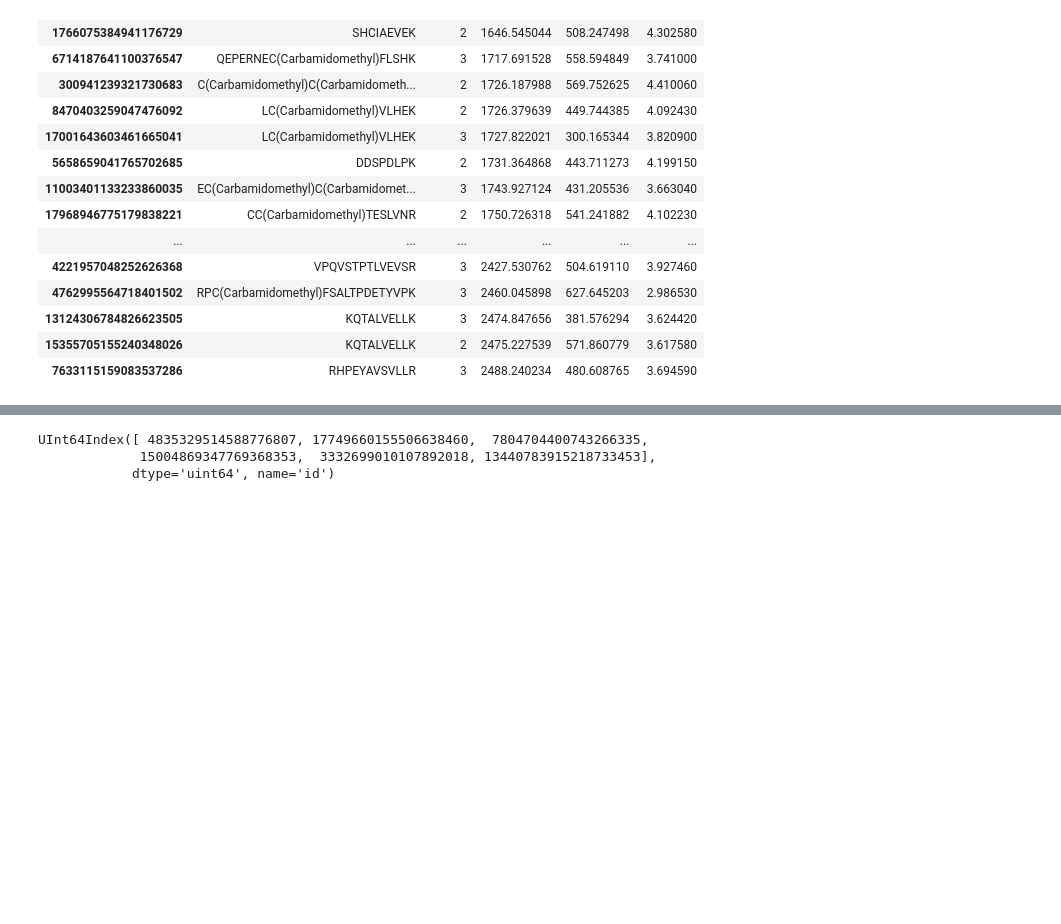
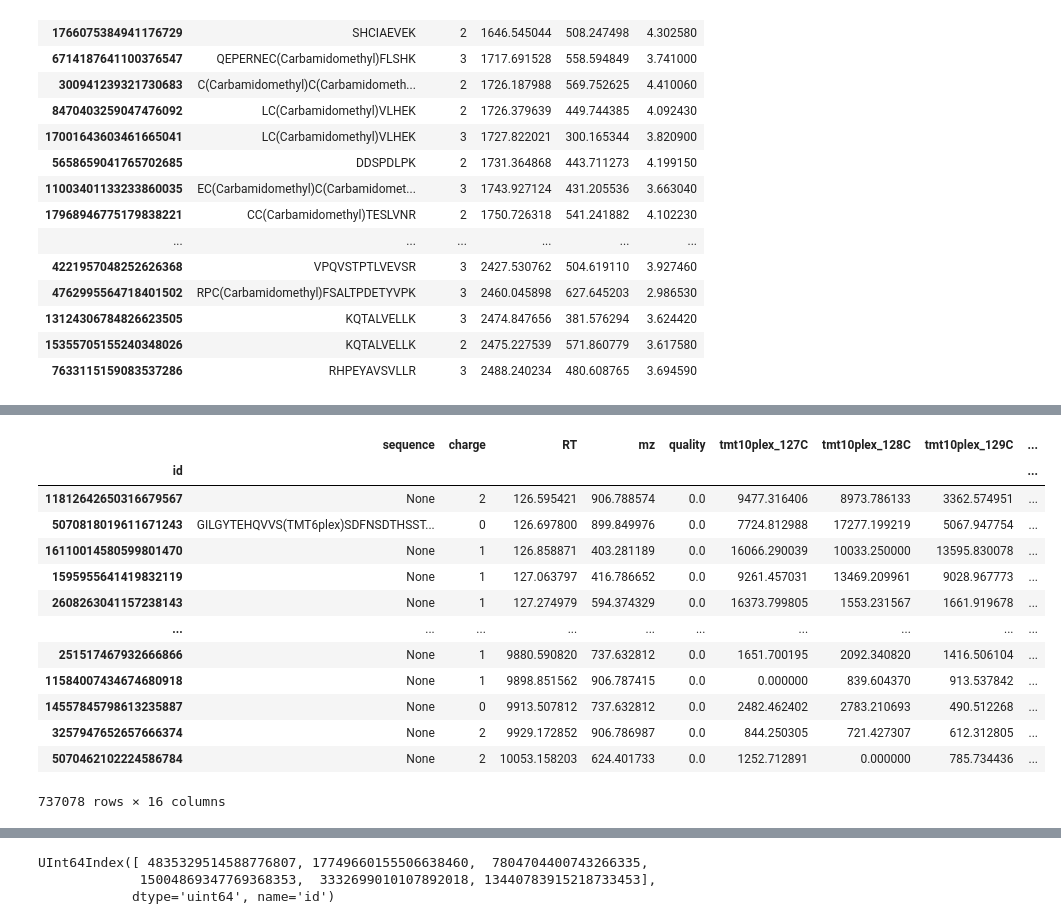
Before and after one commit to jpfeuffer/pyopenmspandas, a Jupyter notebook: PyopenmsPandas.ipynb, the cells around one changed output, grey strips where cells are left out. Saved outputs shown, nothing was run; the diff lists cells and outputs as text; code cells hidden in the pictures; blank space fills up the shorter version.

```diff
--- a/PyopenmsPandas.ipynb
+++ b/PyopenmsPandas.ipynb
@@ -171,5 +172,11 @@ cmap.get_metadata_df().merge(cmap.get_intensity_df(), how='left', on='id') # sin
 # %%
-    cmap = ConsensusMapDF()
+cmap_tmt = ConsensusMapDF()
 
-    urlretrieve ("https://raw.githubusercontent.com/OpenMS/OpenMS/develop/src/tests/topp/IsobaricAnalyzer_output_1.consensusXML", "itraq.consensusXML")
-    ConsensusXMLFile().load("itraq.consensusXML", cmap)
+#urlretrieve ("https://raw.githubusercontent.com/OpenMS/OpenMS/develop/src/tests/topp/IsobaricAnalyzer_output_1.consensusXML", "itraq.consensusXML")
+ConsensusXMLFile().load("itraq.consensusXML", cmap_tmt)
+# Big data test
+#ConsensusXMLFile().load("/Users/pfeuffer/Downloads/ID_mapper_merge_epi_filt_resconf_new.consensusXML", cmap_tmt)
+# %%
+df = cmap_tmt.get_intensity_df()
+display(df)
+print(df.info(memory_usage="deep"))
@@ -175,0 +217,4 @@ cmap.get_metadata_df().merge(cmap.get_intensity_df(), how='left', on='id') # sin
+# %%
+metadf = cmap_tmt.get_metadata_df()
+display(metadf)
+print(metadf.info(memory_usage="deep"))
@@ -175,0 +249,17 @@ cmap.get_metadata_df().merge(cmap.get_intensity_df(), how='left', on='id') # sin
+# %%
+df.merge(metadf, how='left', on='id') # single table
+# %% [output]
+|  | sequence | charge | RT | mz | quality | tmt10plex_127C | tmt10plex_128C | tmt10plex_129C | ... |
+| id |  |  |  |  |  |  |  |  | ... |
+| 11812642650316679567 | None | 2 | 126.595421 | 906.788574 | 0.0 | 9477.316406 | 8973.786133 | 3362.574951 | ... |
+| 5070818019611671243 | GILGYTEHQVVS(TMT6plex)SDFNSDTHSST... | 0 | 126.697800 | 899.849976 | 0.0 | 7724.812988 | 17277.199219 | 5067.947754 | ... |
+| 16110014580599801470 | None | 1 | 126.858871 | 403.281189 | 0.0 | 16066.290039 | 10033.250000 | 13595.830078 | ... |
+| 1595955641419832119 | None | 1 | 127.063797 | 416.786652 | 0.0 | 9261.457031 | 13469.209961 | 9028.967773 | ... |
+| 2608263041157238143 | None | 1 | 127.274979 | 594.374329 | 0.0 | 16373.799805 | 1553.231567 | 1661.919678 | ... |
+| ... | ... | ... | ... | ... | ... | ... | ... | ... | ... |
+| 251517467932666866 | None | 1 | 9880.590820 | 737.632812 | 0.0 | 1651.700195 | 2092.340820 | 1416.506104 | ... |
+| 11584007434674680918 | None | 1 | 9898.851562 | 906.787415 | 0.0 | 0.000000 | 839.604370 | 913.537842 | ... |
+| 14557845798613235887 | None | 0 | 9913.507812 | 737.632812 | 0.0 | 2482.462402 | 2783.210693 | 490.512268 | ... |
+| 3257947652657666374 | None | 2 | 9929.172852 | 906.786987 | 0.0 | 844.250305 | 721.427307 | 612.312805 | ... |
+| 5070462102224586784 | None | 2 | 10053.158203 | 624.401733 | 0.0 | 1252.712891 | 0.000000 | 785.734436 | ... |
+737078 rows × 16 columns
```
Also changed, not shown: parts of 15 cells of this notebook, 1 other file.
